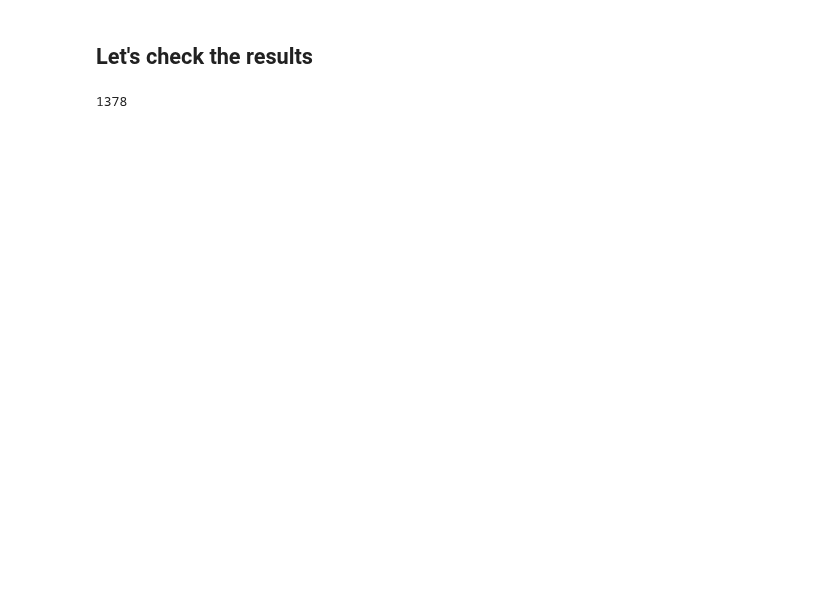
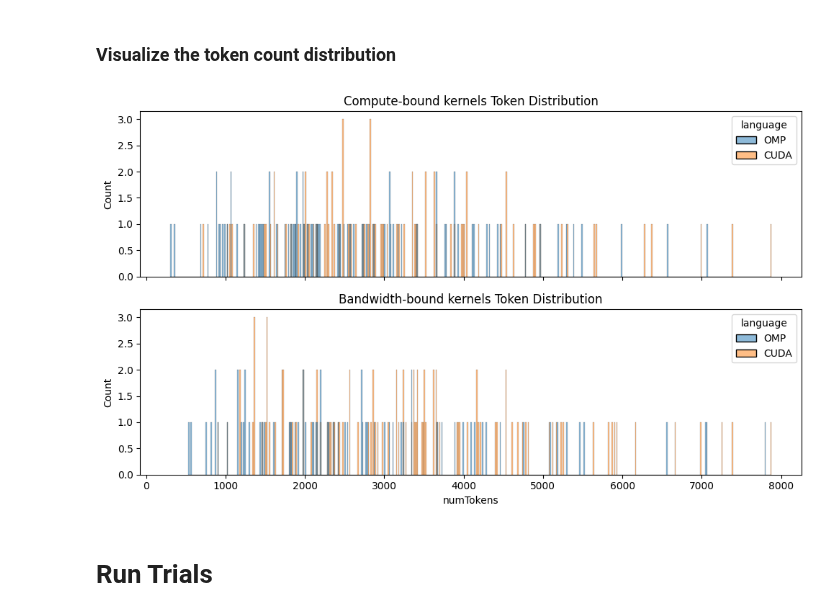
Before and after one commit to Scientific-Computing-Lab/ParallelCodeEstimation, a Jupyter notebook: dataset-gen/runZeroShotTrials.ipynb, the cells around one changed output. Cells and saved outputs as stored; diff of their text form; code cells hidden in the pictures; blank space fills up the shorter version.

Commit message:
running zero-shot trials

```diff
--- a/dataset-gen/runZeroShotTrials.ipynb
+++ b/dataset-gen/runZeroShotTrials.ipynb
@@ -421,0 +28,18 @@ with open('./.openrouter-api-key', 'r') as file:
+# %%
+
+dtypes['language'] = 'string'
+dtypes['numTokens'] = np.int64
+dtypes['kernelCode'] = 'string'
+dtypes['isBB'] = np.int64
+dtypes['class'] = 'string'
+dtypes['answer'] = 'string'
+
+
+# we need to gather more data for this dataset
+trainDF = pd.read_csv('train-dataset.csv', quotechar='"', dtype=dtypes)
+valDF = pd.read_csv('validation-dataset.csv', quotechar='"', dtype=dtypes)
+
+trainDF['isTrain'] = 1
+valDF['isTrain'] = 0
+
+df = pd.concat([trainDF, valDF], ignore_index=True)
@@ -422,2 +229,24 @@ with open('./.openrouter-api-key', 'r') as file:
+# %% [markdown]
+### Visualize the token count distribution
+# %%
+
+# Create subplots
+fig, axes = plt.subplots(2, 1, figsize=(10, 6), sharex=True)
+
+# Compute-bound kernels Token Distribution
+sns.histplot(data=df[df['isBB'] == 0], x="numTokens", hue="language", kde=False, bins=500, ax=axes[0])
+axes[0].set_title('Compute-bound kernels Token Distribution')
+
+# Bandwidth-bound kernels Token Distribution
+sns.histplot(data=df[df['isBB'] == 1], x="numTokens", hue="language", kde=False, bins=500, ax=axes[1])
+axes[1].set_title('Bandwidth-bound kernels Token Distribution')
+
+# Adjust layout
+plt.tight_layout()
+plt.show()
+# %% [output]
+[figure, added]
+# %% [markdown]
+# Run Trials
 # %%
 
@@ -496,16 +312,0 @@ for index, row in tqdm(df.iterrows(), total=df.shape[0]):
-# %% [markdown]
-## Let's check the results
-# %%
-
-inferenceData = []
-
-# convert the results to JSON
-with open('zero-shot-inference-results-azure-FULL-RUN.jsonl', 'r') as f:
-    for i, line in enumerate(f):
-        loaded = json.loads(line)
-        inferenceData.append(loaded)
-
-print(len(inferenceData))
-#print(inferenceData[0])
-# %% [output]
-1378
```
Also changed, not shown: parts of 46 cells of this notebook, 2 other files.
